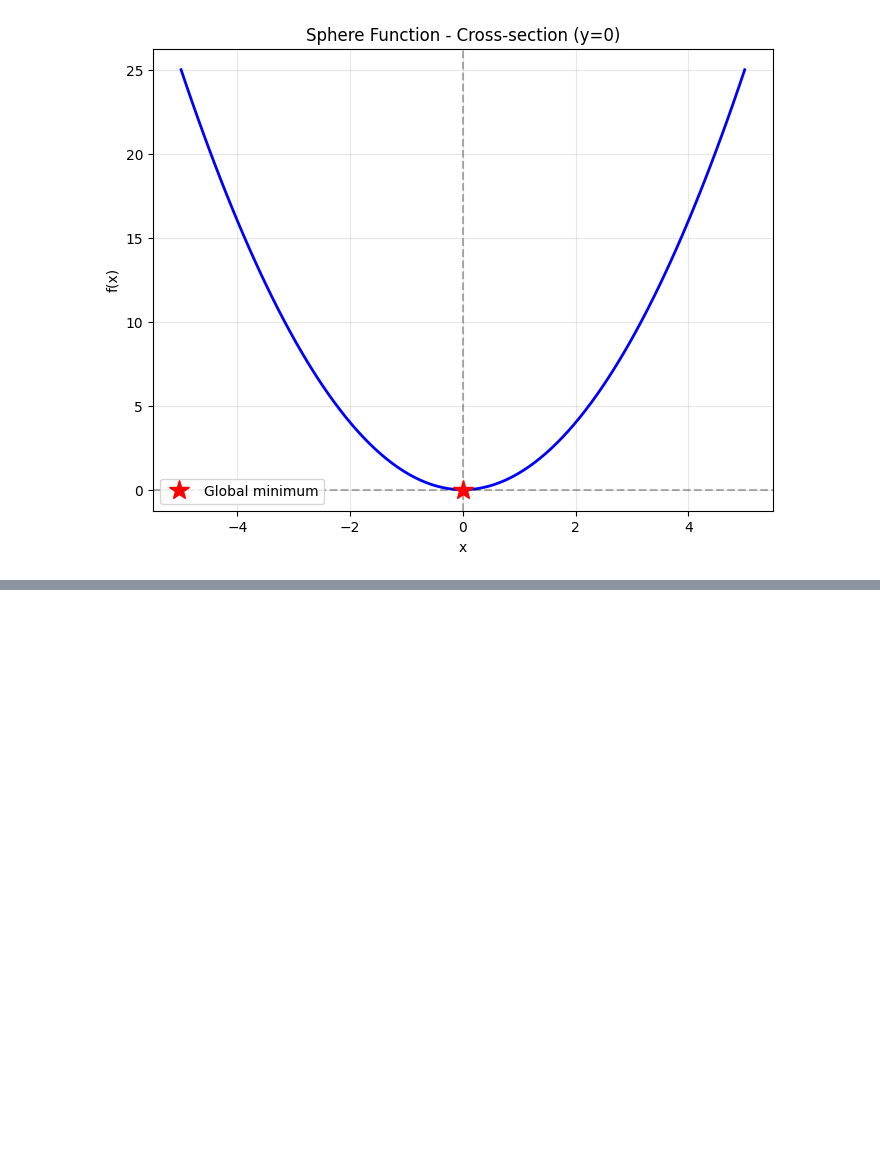
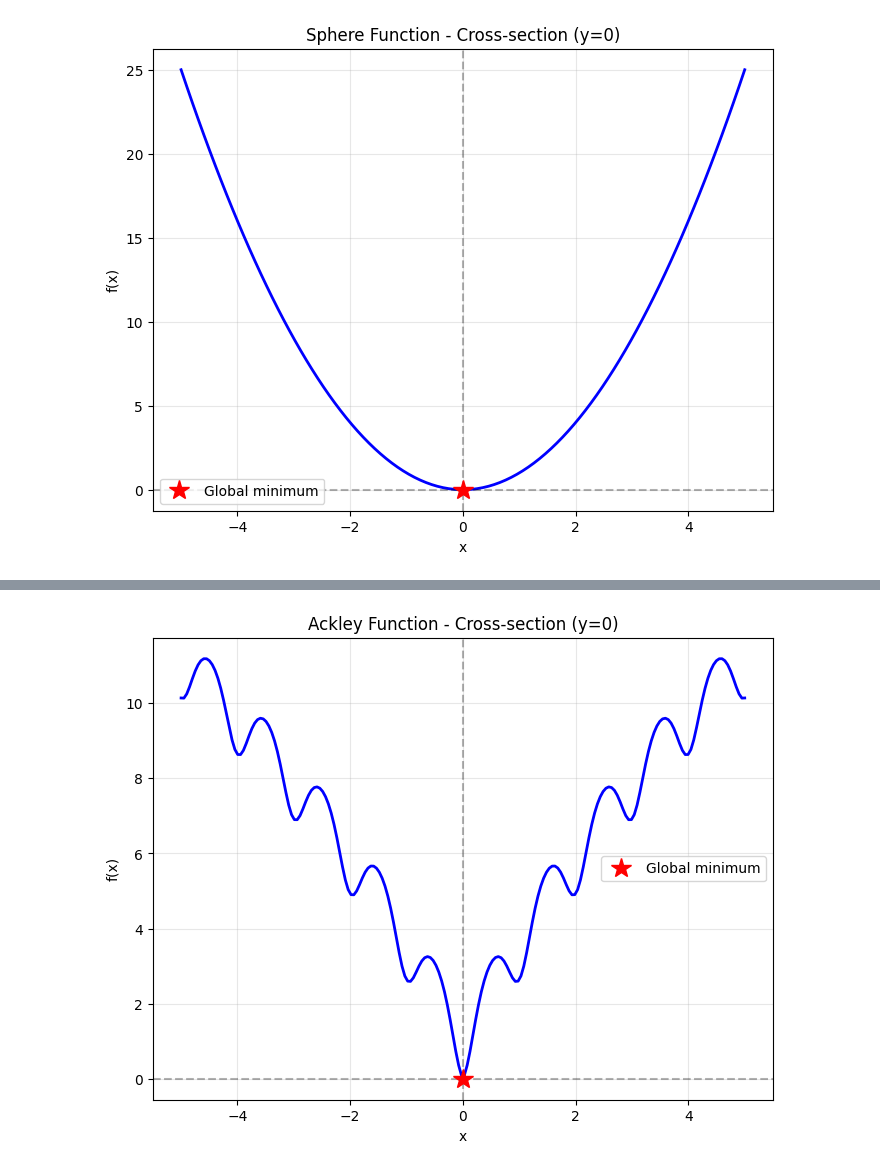
Before and after one commit to DCOMP-UFS/PyManyobjective, a Jupyter notebook: HillClimbing.ipynb, the cells around one changed output, grey strips where cells are left out. Drawn from its saved outputs; the diff is of its cells as text; code cells hidden in the pictures; blank space fills up the shorter version.

```diff
--- a/HillClimbing.ipynb
+++ b/HillClimbing.ipynb
@@ -125,0 +239,18 @@ plt.show()
+# %%
+# Cross-section (1D slice at y=0) - Ackley
+x_1d = np.linspace(-5, 5, 200)
+z_1d = -a * np.exp(-b * np.sqrt(0.5 * x_1d**2)) - np.exp(0.5 * (np.cos(c * x_1d) + 1)) + a + np.e
+
+fig, ax = plt.subplots(figsize=(8, 6))
+ax.plot(x_1d, z_1d, 'b-', linewidth=2)
+ax.set_xlabel('x')
+ax.set_ylabel('f(x)')
+ax.set_title('Ackley Function - Cross-section (y=0)')
+ax.grid(True, alpha=0.3)
+ax.axhline(y=0, color='k', linestyle='--', alpha=0.3)
+ax.axvline(x=0, color='k', linestyle='--', alpha=0.3)
+ax.plot(0, 0, 'r*', markersize=15, label='Global minimum')
+ax.legend()
+plt.show()
+# %% [output]
+[figure, added]
```
Also changed, not shown: parts of 14 cells of this notebook, 2 other files.
